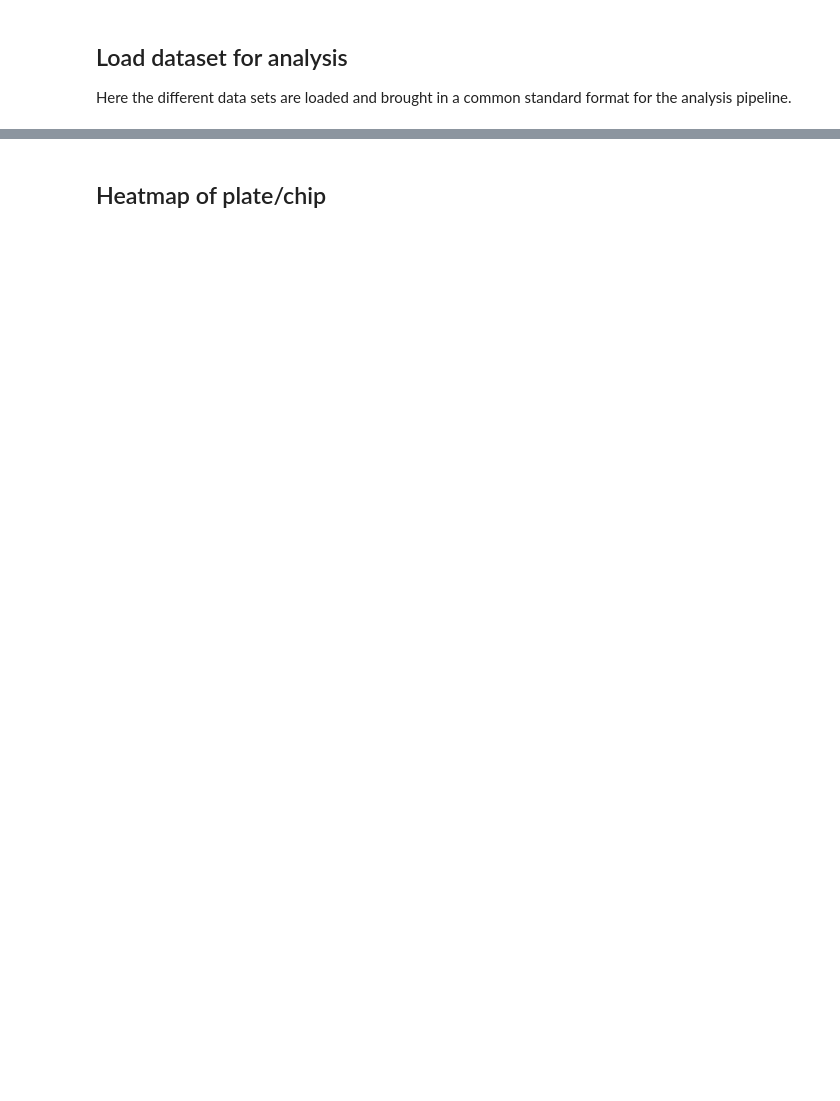
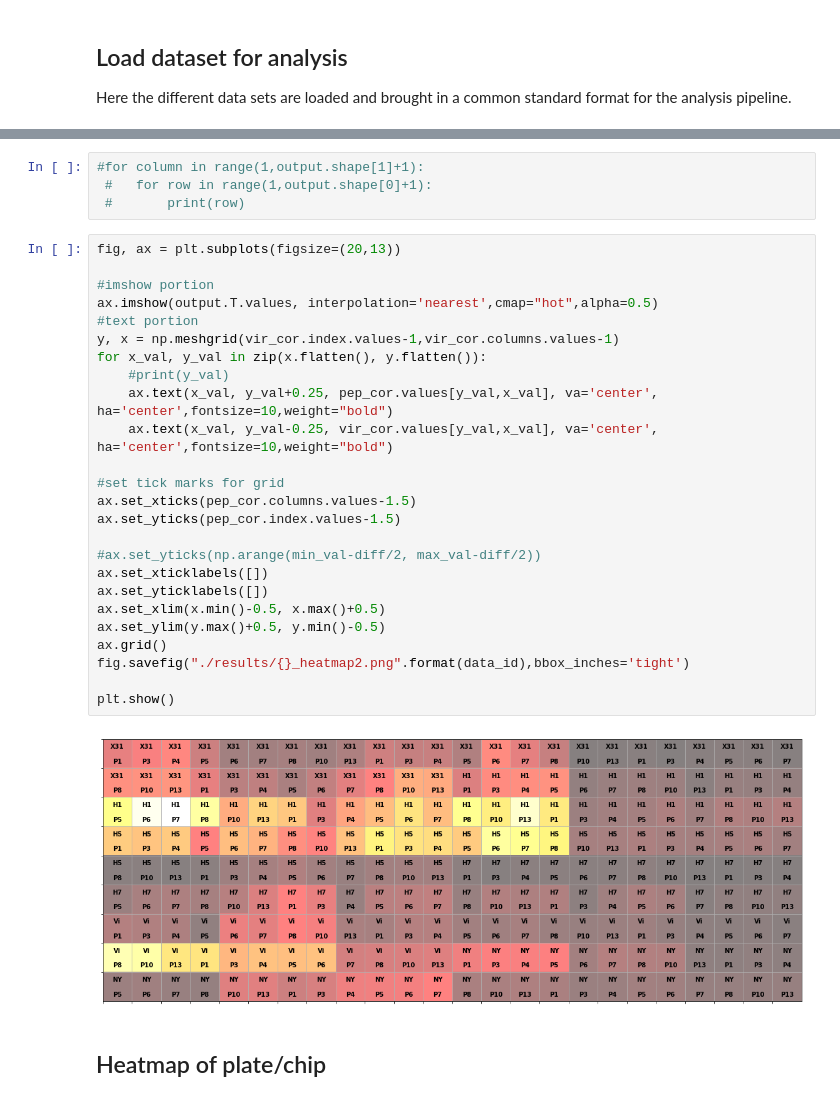
Before and after one commit to matthiaskoenig/flutype_analysis, a Jupyter notebook: analysis.ipynb, the cells around one changed output, grey strips where cells are left out. Cells and saved outputs as stored; diff of their text form; blank space fills up the shorter version.

Commit message:
find grid on picture cam dazu

```diff
--- a/analysis.ipynb
+++ b/analysis.ipynb
@@ -68,3 +87,34 @@ display(output.head())
+# %%
+#for column in range(1,output.shape[1]+1):
+ #   for row in range(1,output.shape[0]+1):
+ #       print(row)
+# %%
+fig, ax = plt.subplots(figsize=(20,13))
+
+#imshow portion
+ax.imshow(output.T.values, interpolation='nearest',cmap="hot",alpha=0.5)
+#text portion
+y, x = np.meshgrid(vir_cor.index.values-1,vir_cor.columns.values-1)
+for x_val, y_val in zip(x.flatten(), y.flatten()):
+    #print(y_val)
+    ax.text(x_val, y_val+0.25, pep_cor.values[y_val,x_val], va='center', ha='center',fontsize=10,weight="bold")
+    ax.text(x_val, y_val-0.25, vir_cor.values[y_val,x_val], va='center', ha='center',fontsize=10,weight="bold")
+
+#set tick marks for grid
+ax.set_xticks(pep_cor.columns.values-1.5)
+ax.set_yticks(pep_cor.index.values-1.5)
+
+#ax.set_yticks(np.arange(min_val-diff/2, max_val-diff/2))
+ax.set_xticklabels([])
+ax.set_yticklabels([])
+ax.set_xlim(x.min()-0.5, x.max()+0.5)
+ax.set_ylim(y.max()+0.5, y.min()-0.5)
+ax.grid()
+fig.savefig("./results/{}_heatmap2.png".format(data_id),bbox_inches='tight')
+
+plt.show()
+# %% [output]
+[figure, added]
 # %% [markdown]
 ## Heatmap of plate/chip
 # %%
```
Also changed, not shown: parts of 5 cells of this notebook, 14 other files.
